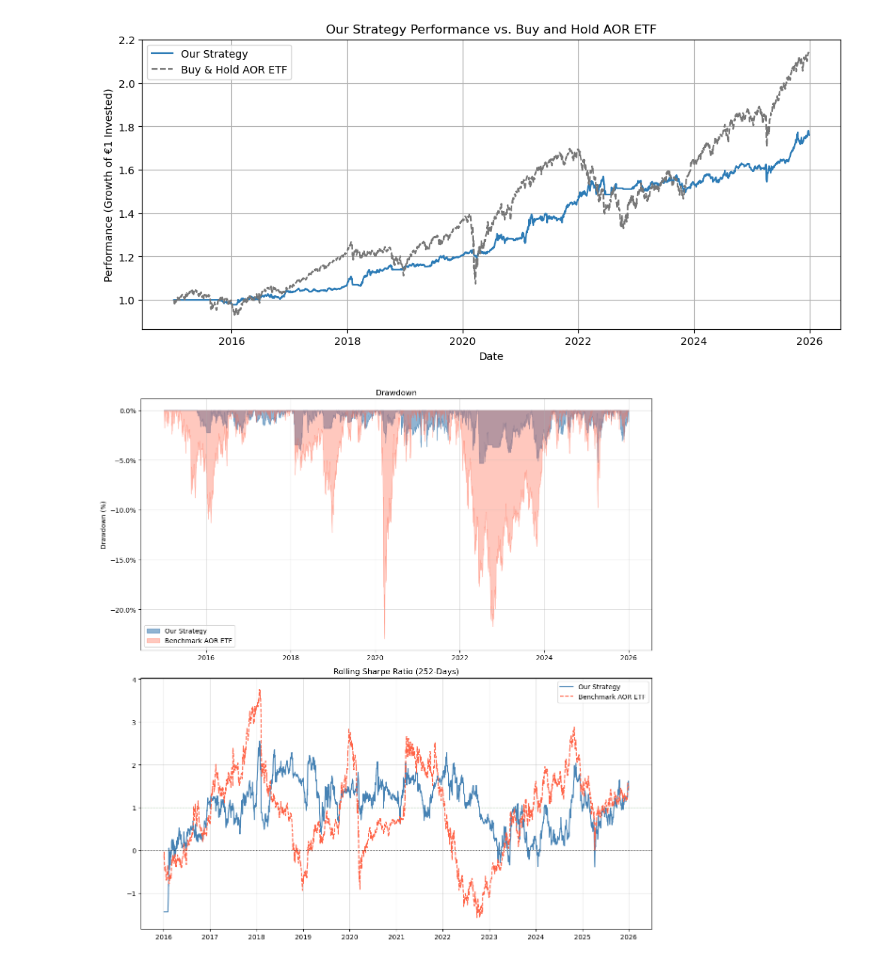
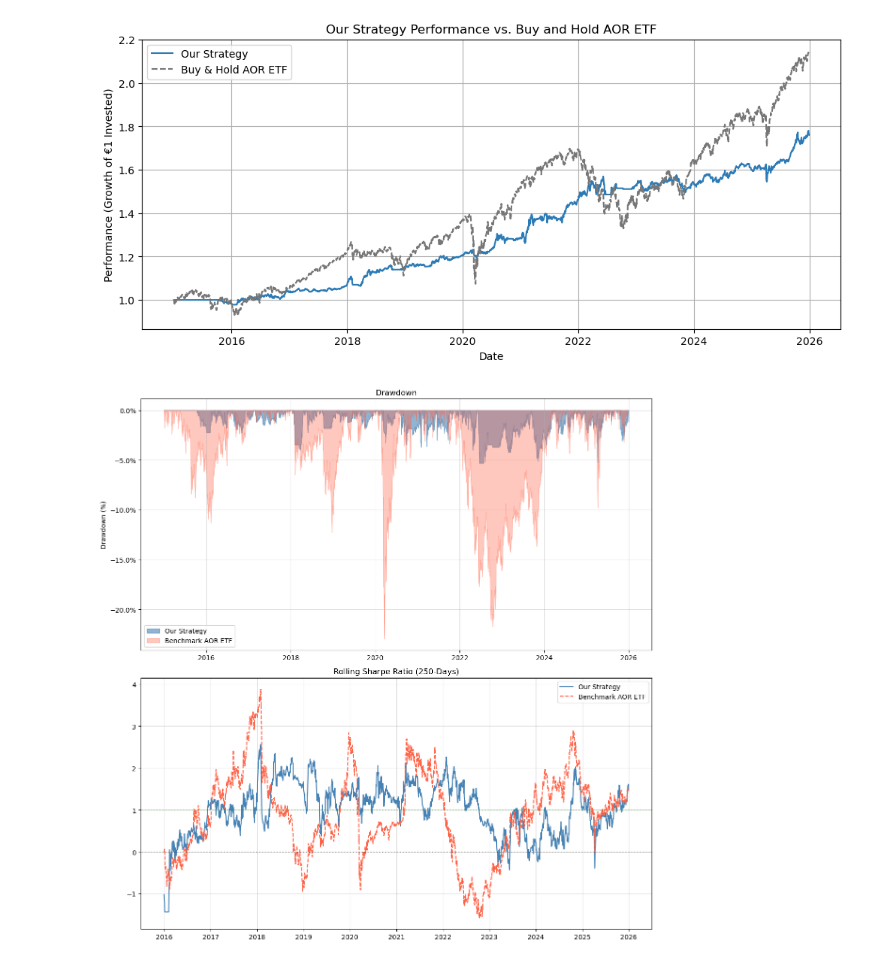
Before and after one commit to ungeralexan/systematic-trading-signals, a Jupyter notebook: CURRENT VERSION/assessment_notebook.ipynb, the cells around one changed output. Saved outputs shown, nothing was run; the diff lists cells and outputs as text; code cells hidden in the pictures.

```diff
--- a/CURRENT VERSION/assessment_notebook.ipynb
+++ b/CURRENT VERSION/assessment_notebook.ipynb
@@ -553,72 +552,42 @@ port_ret  = np.diff(port)  / port[:-1]
 bench_ret = np.diff(bench) / bench[:-1]
 dates_ret = dates[1:]
 
-prices = {t: df_prices[t].to_numpy()          for t in tickers[:-1]}
-signal = {t: df_position_open[t].to_numpy()   for t in tickers[:-1]}
-change = {t: df_position_changes[t].to_numpy() for t in tickers[:-1]}
-
-alloc_cols   = tickers[:-1] + ["cash"]
-alloc        = np.column_stack([df_position[c].to_numpy() for c in alloc_cols])
-alloc_pct    = alloc / alloc.sum(axis=1, keepdims=True) * 100
-
-colors_sig   = ["steelblue", "darkorange", "seagreen"]
-signal_names = ["SPY / VIX", "XLE / Oil", "GLD / Gold"]
-
-
 def drawdown(curve):
     return (curve - np.maximum.accumulate(curve)) / np.maximum.accumulate(curve) * 100
 
-def rolling_sharpe(ret, w=252):
+def rolling_sharpe(ret, w=250):
     n = len(ret)
     out = np.full(n, np.nan)
     for i in range(w, n):
-        r = ret[i-w:i]
-        mean_return = np.sum(r) / len(r)
-        variance = np.sum((r - mean_return) ** 2) / len(r)
-        volatility = np.sqrt(variance * 252)
-        if volatility != 0.0:
-            out[i] = mean_return * 252 / volatility
+        out[i] = module.sharpe_ratio(ret[i-w:i])
     return out
 
-def normal_pdf(x, mu, sigma):
-    return np.exp(-0.5 * ((x - mu) / sigma) ** 2) / (sigma * np.sqrt(2 * np.pi))
-
 from matplotlib.ticker import PercentFormatter
-
-def yearly_return(ret, dates):
-    years  = np.array([d.year for d in dates])
-    unique = sorted(set(years))
-    result = {}
-    for y in unique:
-        mask     = years == y
-        result[y] = (np.prod(1 + ret[mask]) - 1) * 100
-    return result
-
 
 # PLOT 1 – Drawdown
 
 fig, (axes1, axes2) = plt.subplots(2,1,figsize=(12, 12))
 axes1.fill_between(dates, drawdown(port),  alpha=0.6,  color="steelblue", label="Our Strategy")
 axes1.fill_between(dates, drawdown(bench), alpha=0.35, color="tomato",    label="Benchmark AOR ETF")
 axes1.yaxis.set_major_formatter(PercentFormatter(xmax=100))
 axes1.set_title("Drawdown")
 axes1.set_ylabel("Drawdown (%)")
 axes1.legend(); axes1.grid(alpha=0.4)
 plt.tight_layout();
 
 
 # PLOT 2 – Rolling Sharpe Ratio
 
 axes2.plot(dates_ret, rolling_sharpe(port_ret),  color="steelblue", label="Our Strategy")
 axes2.plot(dates_ret, rolling_sharpe(bench_ret), color="tomato", linestyle="--", label="Benchmark AOR ETF")
 axes2.axhline(0, color="black", linewidth=0.8, linestyle=":")
 axes2.axhline(1, color="green", linewidth=0.8, linestyle=":", alpha=0.6)
-axes2.set_title("Rolling Sharpe Ratio (252-Days)")
+axes2.set_title("Rolling Sharpe Ratio (250-Days)")
 axes2.legend(); axes2.grid(alpha=0.4)
 plt.tight_layout();
 plt.show()
 # %% [output]
-[figure, old version]
+[figure, new version]
 # %%
 signal_meta = [
     (tickers[0], "Signal 0 – SPY (VIX Term Structure)","steelblue"),
```
Also changed, not shown: parts of 6 cells of this notebook, 1 other file.
